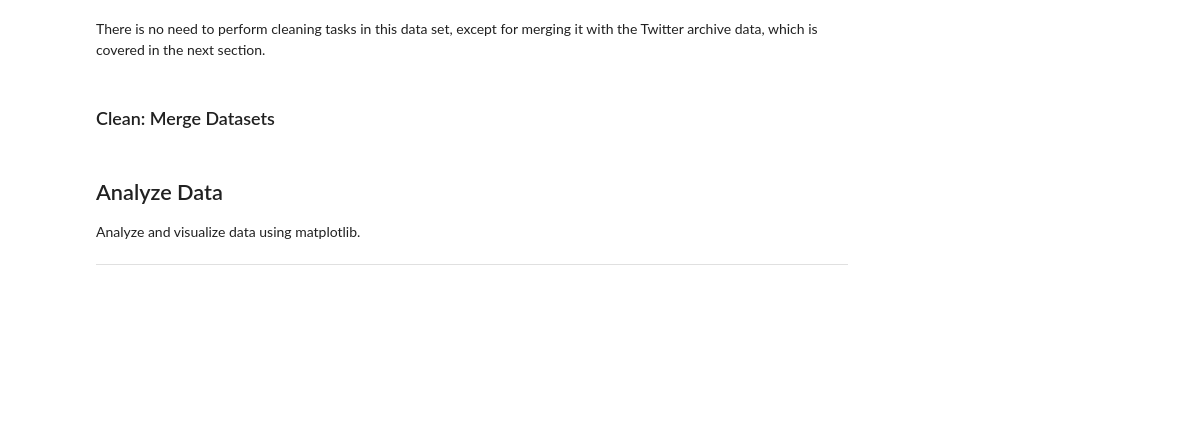
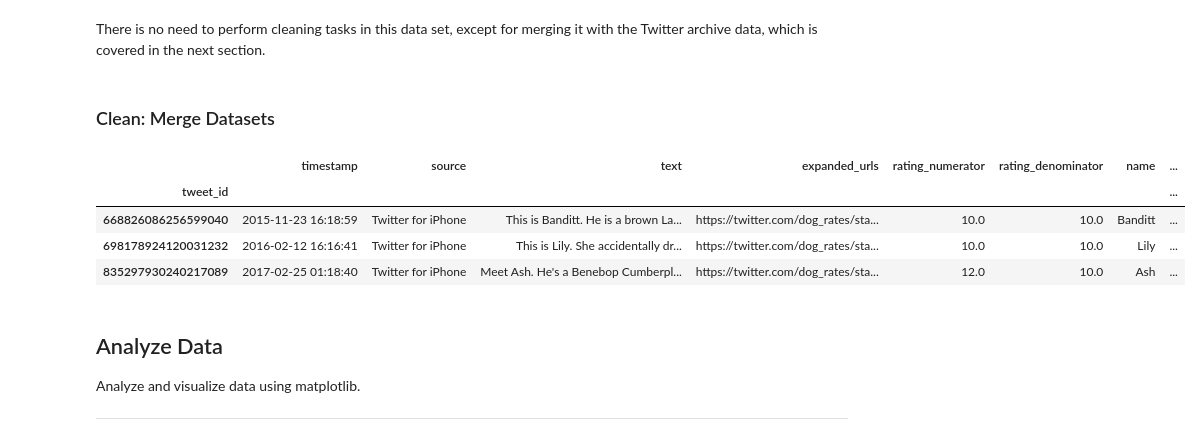
Before and after one commit to stembarb/DA--Wrangle-Analyze-WeRateDogs-Data, a Jupyter notebook: wrangle_act.ipynb, the cells around one changed output. Saved outputs shown, nothing was run; the diff lists cells and outputs as text; code cells hidden in the pictures; blank space fills up the shorter version.

Commit message:
feat: Merge Datasets

```diff
--- a/wrangle_act.ipynb
+++ b/wrangle_act.ipynb
@@ -905,3 +905,15 @@ twitter_api.sample(3)
 There is no need to perform cleaning tasks in this data set, except for merging it with the Twitter archive data, which is covered in the next section.
 # %% [markdown]
 ### Clean: Merge Datasets
+# %%
+# join datasets
+df = reduce(lambda left, right: pd.merge(left, right, on='tweet_id'), [twitter_arch_clean, image_pred_clean, twitter_api])
+# %%
+# display new dataset
+df.sample(3)
+# %% [output]
+|  | timestamp | source | text | expanded_urls | rating_numerator | rating_denominator | name | ... |
+| tweet_id |  |  |  |  |  |  |  | ... |
+| 668826086256599040 | 2015-11-23 16:18:59 | Twitter for iPhone | This is Banditt. He is a brown La... | https://twitter.com/dog_rates/sta... | 10.0 | 10.0 | Banditt | ... |
+| 698178924120031232 | 2016-02-12 16:16:41 | Twitter for iPhone | This is Lily. She accidentally dr... | https://twitter.com/dog_rates/sta... | 10.0 | 10.0 | Lily | ... |
+| 835297930240217089 | 2017-02-25 01:18:40 | Twitter for iPhone | Meet Ash. He's a Benebop Cumberpl... | https://twitter.com/dog_rates/sta... | 12.0 | 10.0 | Ash | ... |
```
Also changed, not shown: parts of 1 cell of this notebook, 1 other file.
